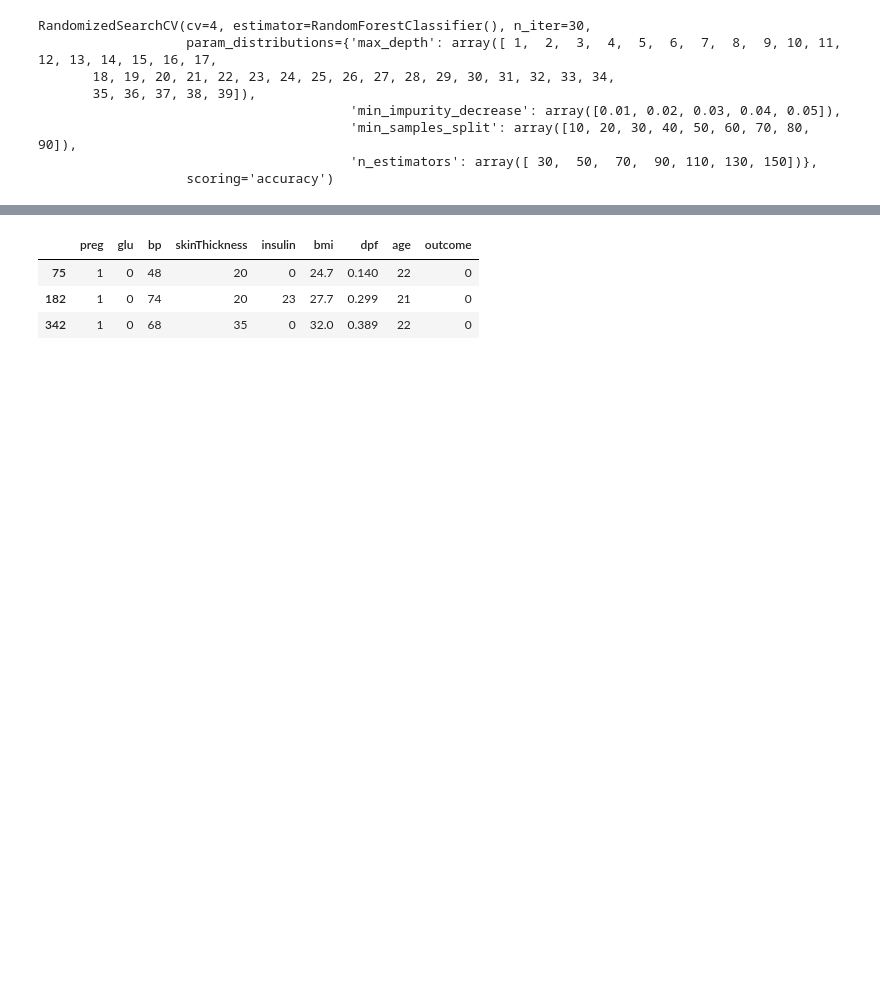
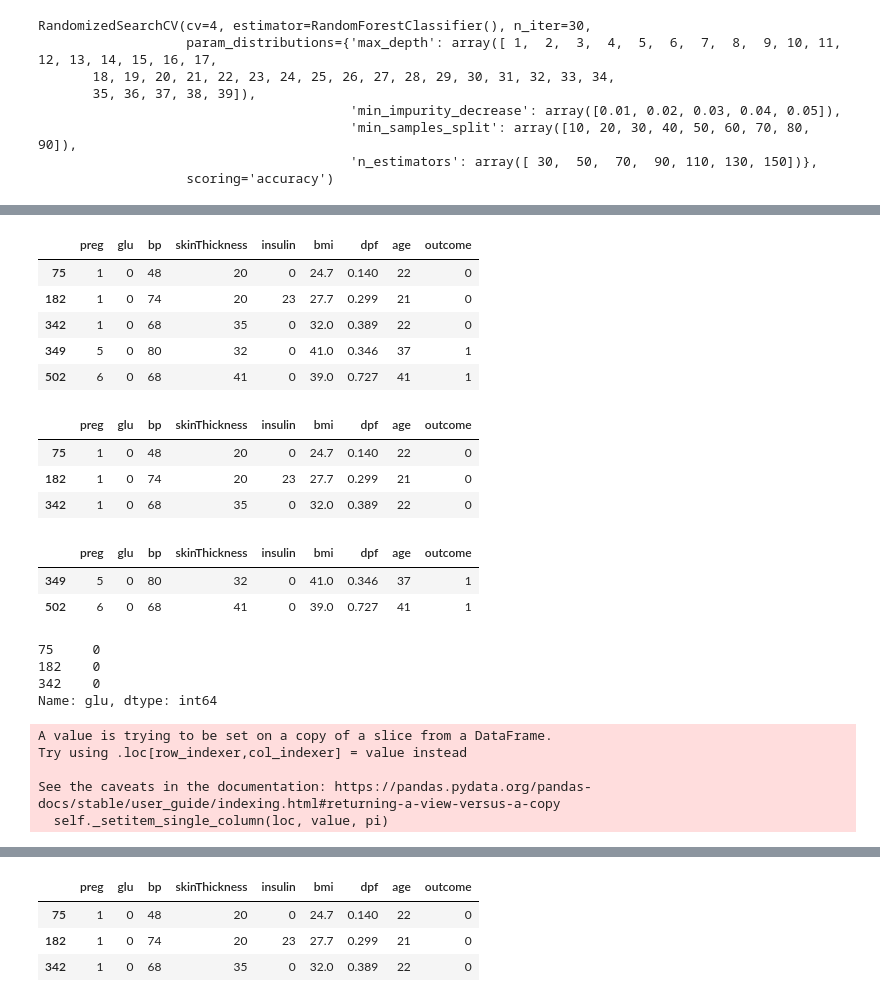
Before and after one commit to Patel27-S/Diabetes-Prediction---Data-Mining, a Jupyter notebook: DiabetesPrediction.ipynb, the cells around one changed output, grey strips where cells are left out. Cells and saved outputs as stored; diff of their text form; code cells hidden in the pictures; blank space fills up the shorter version.

```diff
--- a/DiabetesPrediction.ipynb
+++ b/DiabetesPrediction.ipynb
@@ -875,2 +996,29 @@ print(f'{rf_accuracy_score*100}% is the accuracy score with the optimized hyperp
+# %%
+df[df['glu']==0]
+# %% [output]
+|  | preg | glu | bp | skinThickness | insulin | bmi | dpf | age | outcome |
+| 75 | 1 | 0 | 48 | 20 | 0 | 24.7 | 0.140 | 22 | 0 |
+| 182 | 1 | 0 | 74 | 20 | 23 | 27.7 | 0.299 | 21 | 0 |
+| 342 | 1 | 0 | 68 | 35 | 0 | 32.0 | 0.389 | 22 | 0 |
+| 349 | 5 | 0 | 80 | 32 | 0 | 41.0 | 0.346 | 37 | 1 |
+| 502 | 6 | 0 | 68 | 41 | 0 | 39.0 | 0.727 | 41 | 1 |
 # %%
-# --------------------------------------------------------------------------------------------------------------
+df[(df['glu']==0) & (df['outcome']==0)]
+# %% [output]
+|  | preg | glu | bp | skinThickness | insulin | bmi | dpf | age | outcome |
+| 75 | 1 | 0 | 48 | 20 | 0 | 24.7 | 0.140 | 22 | 0 |
+| 182 | 1 | 0 | 74 | 20 | 23 | 27.7 | 0.299 | 21 | 0 |
+| 342 | 1 | 0 | 68 | 35 | 0 | 32.0 | 0.389 | 22 | 0 |
+# %%
+df[(df['glu']==0) & (df['outcome']==1)]
+# %% [output]
+|  | preg | glu | bp | skinThickness | insulin | bmi | dpf | age | outcome |
+| 349 | 5 | 0 | 80 | 32 | 0 | 41.0 | 0.346 | 37 | 1 |
+| 502 | 6 | 0 | 68 | 41 | 0 | 39.0 | 0.727 | 41 | 1 |
+# %%
+df[(df['glu']==0) & (df['outcome']==0)]['glu']
+# %% [output]
+75     0
+182    0
+342    0
+Name: glu, dtype: int64
@@ -876,0 +1029,9 @@ print(f'{rf_accuracy_score*100}% is the accuracy score with the optimized hyperp
+# %%
+for index, row in df[(df['glu']==0) & (df['outcome']==0)].iterrows():
+    df[(df['glu']==0) & (df['outcome']==0)].loc[index, "glu"] = df[(df['glu']!=0) & (df['outcome']==0)]['glu'].mean()
+# %% [output]
+A value is trying to be set on a copy of a slice from a DataFrame.
+Try using .loc[row_indexer,col_indexer] = value instead
+
+See the caveats in the documentation: https://pandas.pydata.org/pandas-docs/stable/user_guide/indexing.html#returning-a-view-versus-a-copy
+  self._setitem_single_column(loc, value, pi)
```
Also changed, not shown: parts of 60 cells of this notebook.
